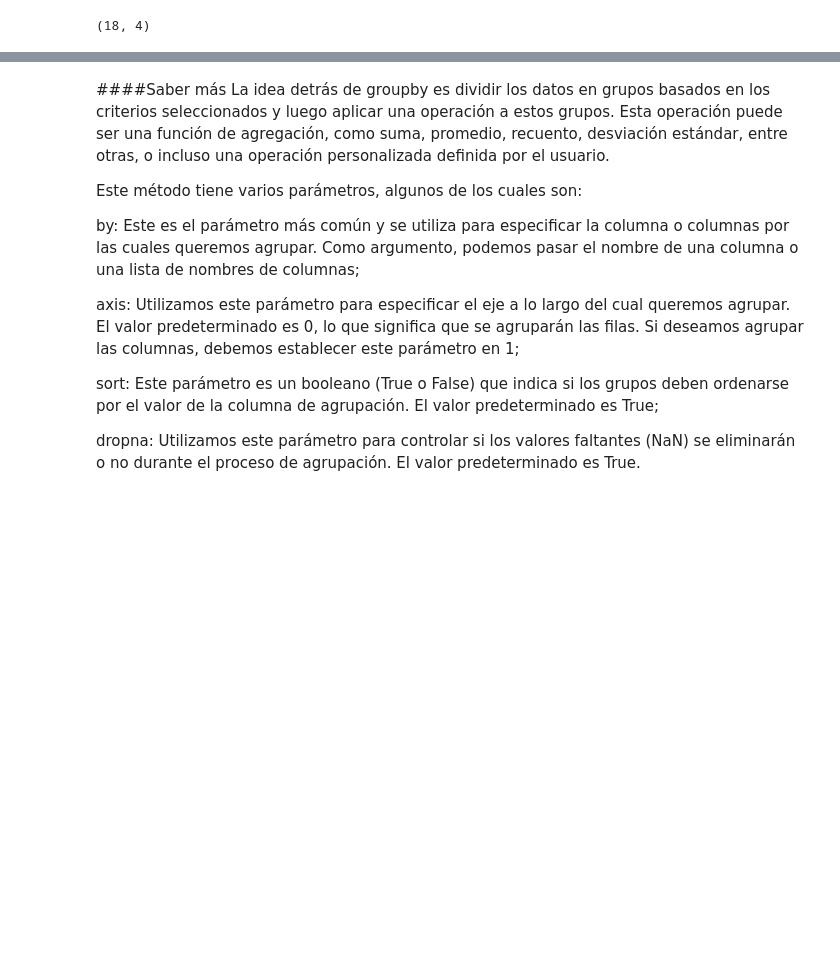
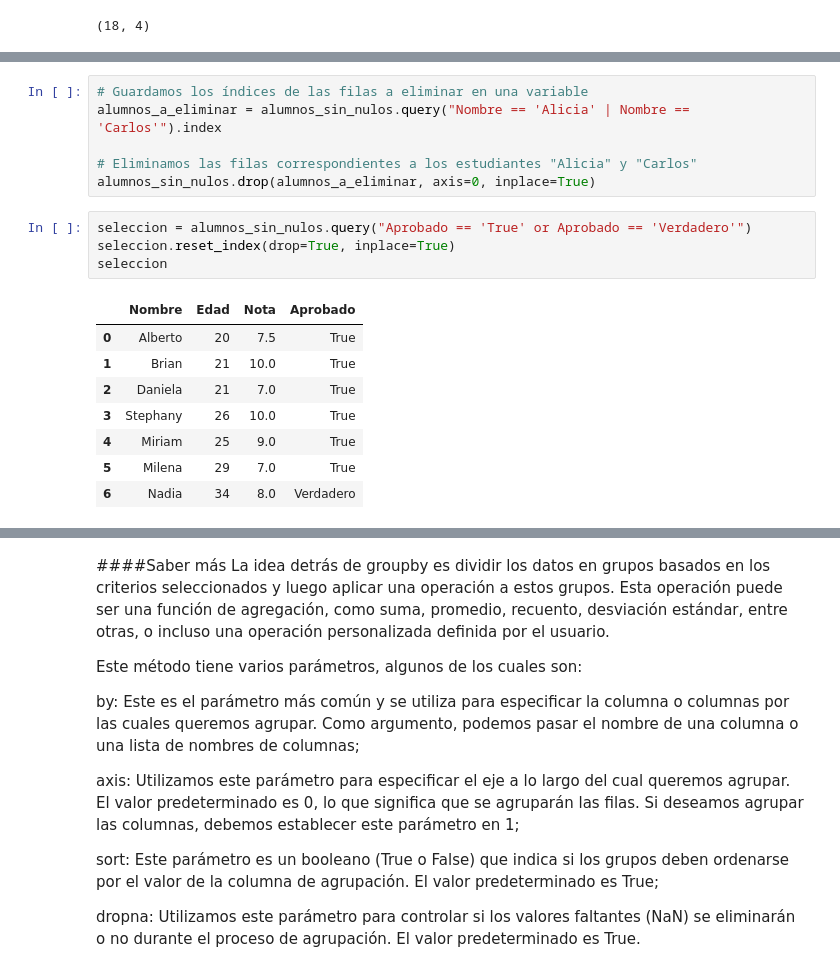
Before and after one commit to AenimaLabs/2061-pandas-conociendo-la-biblioteca, a Jupyter notebook: inmuebles_cdmx.ipynb, the cells around one changed output, grey strips where cells are left out. Cells and saved outputs as stored; diff of their text form; blank space fills up the shorter version.

```diff
--- a/inmuebles_cdmx.ipynb
+++ b/inmuebles_cdmx.ipynb
@@ -851,0 +877,19 @@ dtype: object
+# %%
+# Guardamos los índices de las filas a eliminar en una variable
+alumnos_a_eliminar = alumnos_sin_nulos.query("Nombre == 'Alicia' | Nombre == 'Carlos'").index
+
+# Eliminamos las filas correspondientes a los estudiantes "Alicia" y "Carlos"
+alumnos_sin_nulos.drop(alumnos_a_eliminar, axis=0, inplace=True)
+# %%
+seleccion = alumnos_sin_nulos.query("Aprobado == 'True' or Aprobado == 'Verdadero'")
+seleccion.reset_index(drop=True, inplace=True)
+seleccion
+# %% [output]
+|  | Nombre | Edad | Nota | Aprobado |
+| 0 | Alberto | 20 | 7.5 | True |
+| 1 | Brian | 21 | 10.0 | True |
+| 2 | Daniela | 21 | 7.0 | True |
+| 3 | Stephany | 26 | 10.0 | True |
+| 4 | Miriam | 25 | 9.0 | True |
+| 5 | Milena | 29 | 7.0 | True |
+| 6 | Nadia | 34 | 8.0 | Verdadero |
```
Also changed, not shown: parts of 10 cells of this notebook.
